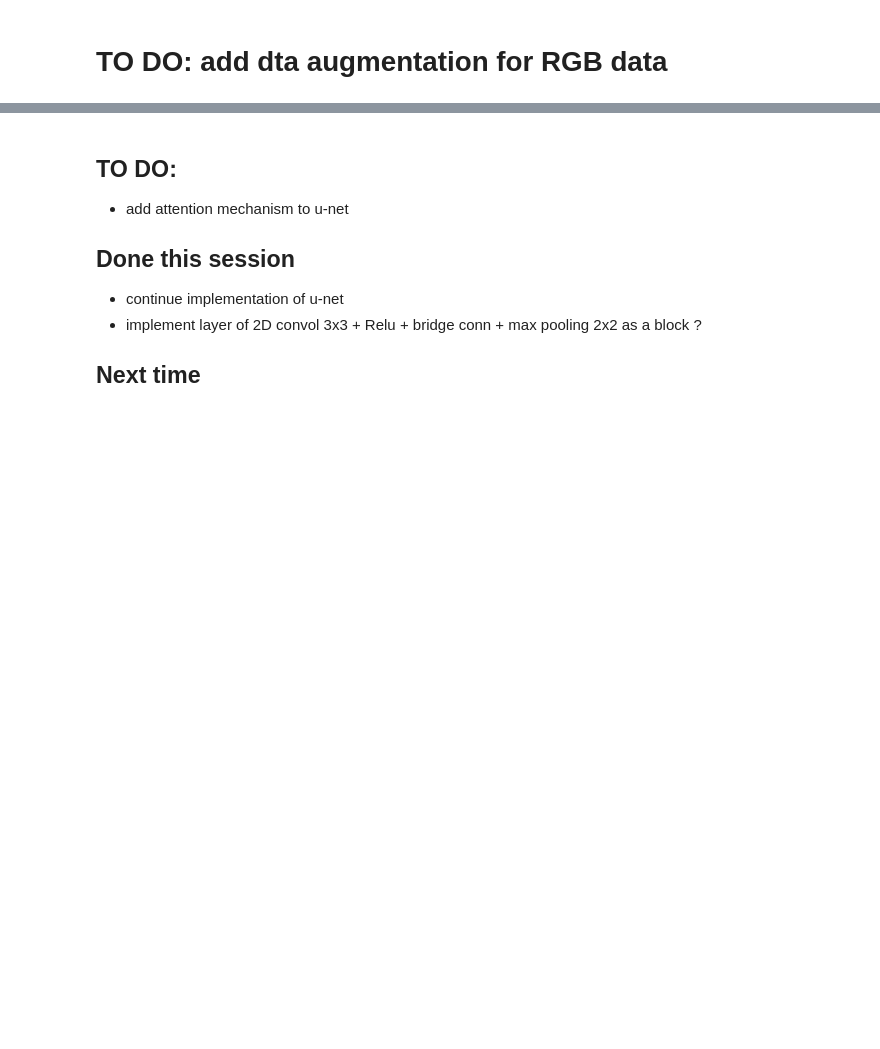
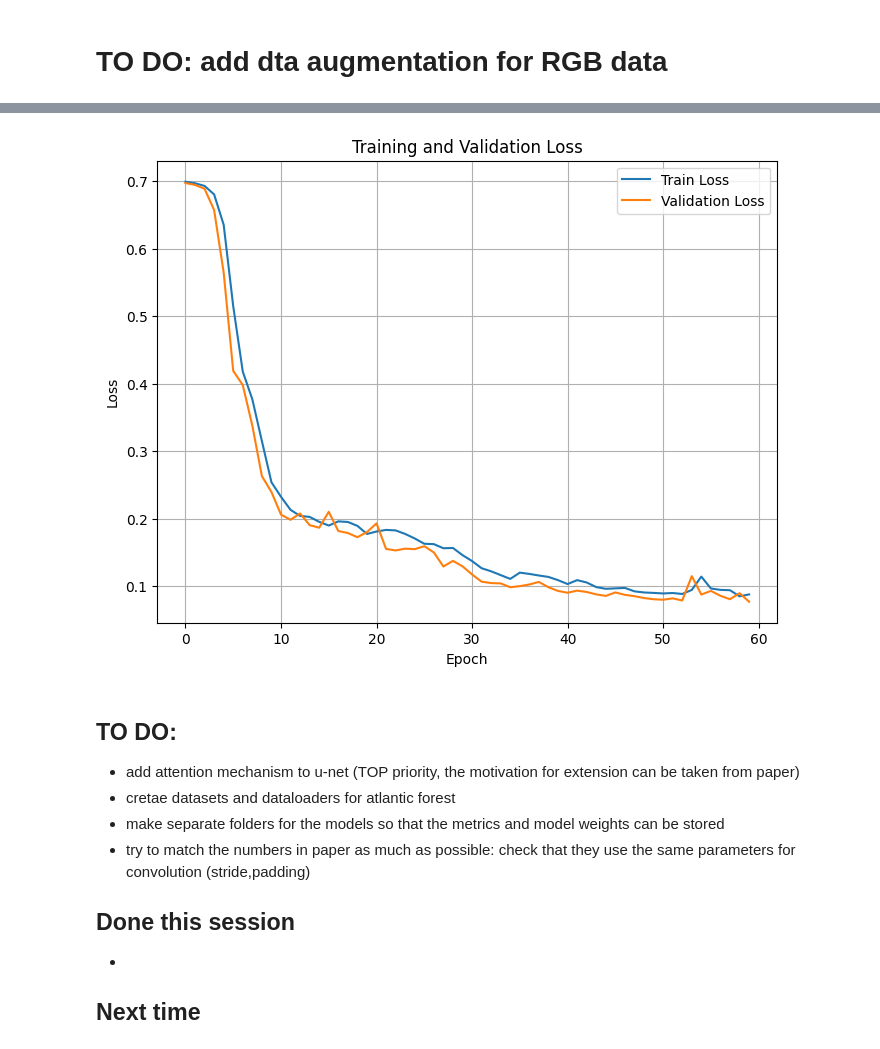
Before and after one commit to barbara-barta/deforestation-unet, a Jupyter notebook: notebooks/experiments.ipynb, the cells around one changed output, grey strips where cells are left out. Cells and saved outputs as stored; diff of their text form; code cells hidden in the pictures; blank space fills up the shorter version.

```diff
--- a/notebooks/experiments.ipynb
+++ b/notebooks/experiments.ipynb
@@ -522,0 +720,11 @@ SystemExit: 1
+# %%
+model_attn_am4, metrics_attn_am4 = train_and_eval(
+    model_name="unet_attn_am4",
+    model_hparams={"num_inputs": 4, "num_outputs": 1},
+    optimizer_name="Adam",
+    optimizer_hparams={"lr": 5e-4},
+    num_epochs=60,
+    train_dataloader=train_dataloader_am4,
+    val_dataloader=val_dataloader_am4,
+    attention=True
+)
@@ -523,7 +757,17 @@ SystemExit: 1
+# %%
+train_accs_attn_am4, val_accs_attn_am4, train_losses_attn_am4, val_losses_attn_am4 = metrics_attn_am4
+torch.save(metrics_attn_am4, Path(CHECKPOINT_PATH) / "unet_attn_am4_metrics.pt")
+
+plot_loss(train_losses_attn_am4,val_losses_attn_am4)
+# %% [output]
+[figure, added]
 # %% [markdown]
 ## TO DO:
-- add attention mechanism to u-net
+
+- add attention mechanism to u-net (TOP priority, the motivation for extension can be taken from paper)
+- cretae datasets and dataloaders for atlantic forest
+- make separate folders for the models so that the metrics and model weights can be stored
+- try to match the numbers in paper as much as possible: check that they use the same parameters for convolution (stride,padding)
 ## Done this session
-- continue implementation of u-net
-- implement layer of 2D convol 3x3 + Relu + bridge conn + max pooling 2x2 as a block ?
+-
 ## Next time
```
Also changed, not shown: parts of 32 cells of this notebook, 3 other files.
